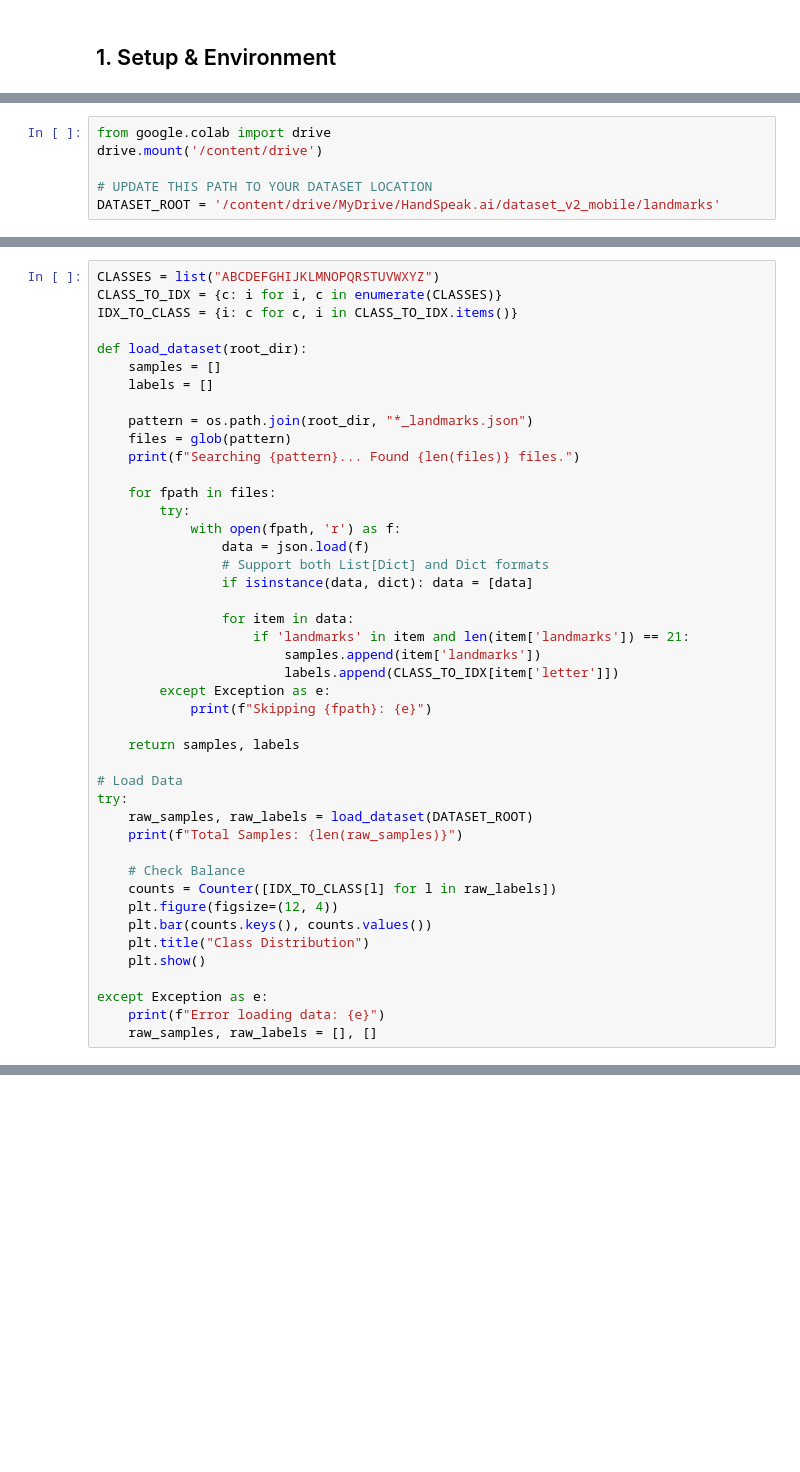
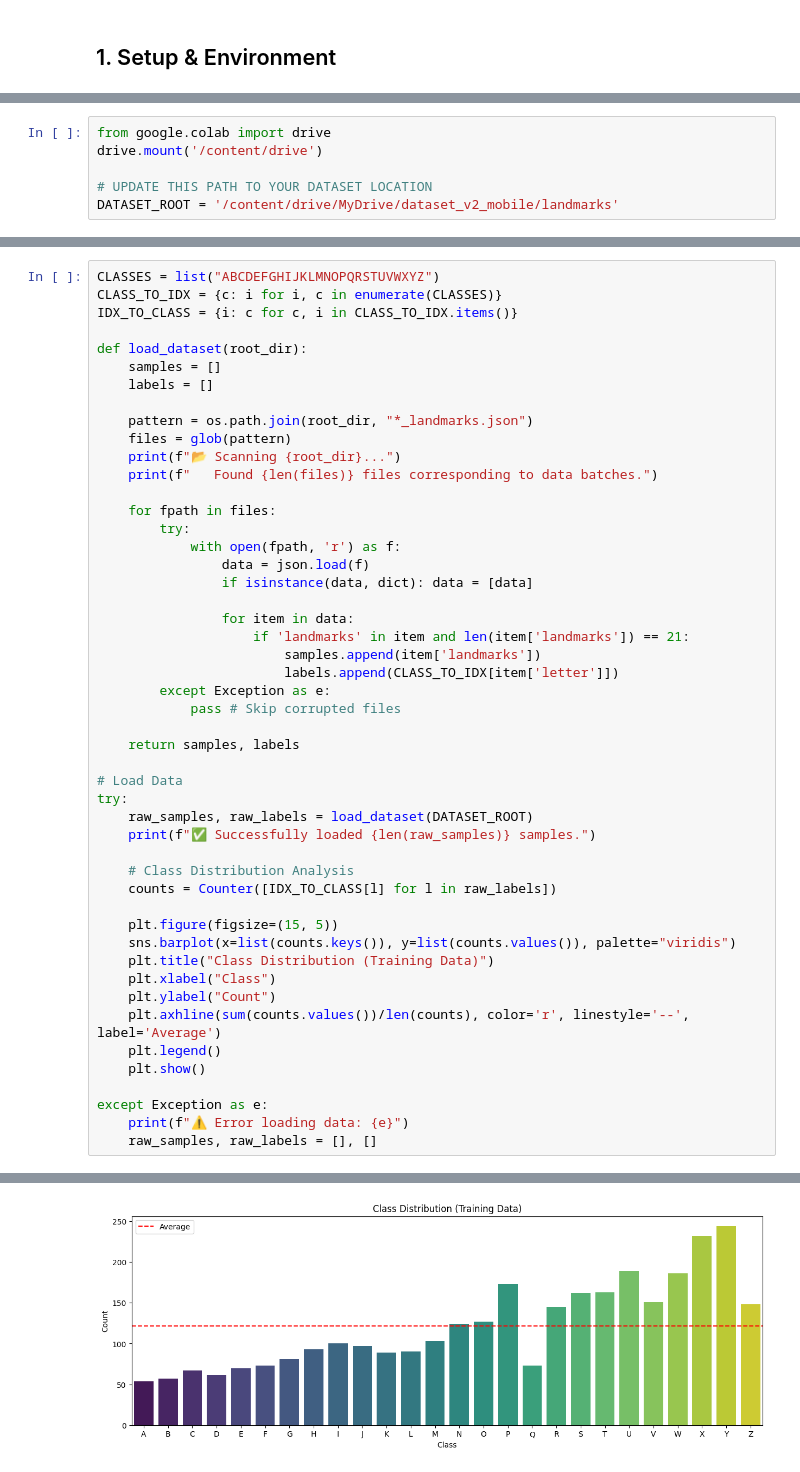
Before and after one commit to krish-rRay23/HandSpeak.ai, a Jupyter notebook: training/train_colab.ipynb, the cells around one changed output, grey strips where cells are left out. Drawn from its saved outputs; the diff is of its cells as text; blank space fills up the shorter version.

Commit message:
Feat: Upgrade training pipeline and update documentation

```diff
--- a/training/train_colab.ipynb
+++ b/training/train_colab.ipynb
@@ -56,4 +75,4 @@ from google.colab import drive
 drive.mount('/content/drive')
 
 # UPDATE THIS PATH TO YOUR DATASET LOCATION
-DATASET_ROOT = '/content/drive/MyDrive/HandSpeak.ai/dataset_v2_mobile/landmarks'
+DATASET_ROOT = '/content/drive/MyDrive/dataset_v2_mobile/landmarks'
@@ -159,13 +180,13 @@ def load_dataset(root_dir):
 
     pattern = os.path.join(root_dir, "*_landmarks.json")
     files = glob(pattern)
-    print(f"Searching {pattern}... Found {len(files)} files.")
+    print(f"📂 Scanning {root_dir}...")
+    print(f"   Found {len(files)} files corresponding to data batches.")
 
     for fpath in files:
         try:
             with open(fpath, 'r') as f:
                 data = json.load(f)
-                # Support both List[Dict] and Dict formats
                 if isinstance(data, dict): data = [data]
 
                 for item in data:
@@ -173,22 +194,28 @@ def load_dataset(root_dir):
                         samples.append(item['landmarks'])
                         labels.append(CLASS_TO_IDX[item['letter']])
         except Exception as e:
-            print(f"Skipping {fpath}: {e}")
+            pass # Skip corrupted files
 
     return samples, labels
 
 # Load Data
 try:
     raw_samples, raw_labels = load_dataset(DATASET_ROOT)
-    print(f"Total Samples: {len(raw_samples)}")
+    print(f"✅ Successfully loaded {len(raw_samples)} samples.")
 
-    # Check Balance
+    # Class Distribution Analysis
     counts = Counter([IDX_TO_CLASS[l] for l in raw_labels])
-    plt.figure(figsize=(12, 4))
-    plt.bar(counts.keys(), counts.values())
-    plt.title("Class Distribution")
+
+    plt.figure(figsize=(15, 5))
+    sns.barplot(x=list(counts.keys()), y=list(counts.values()), palette="viridis")
+    plt.title("Class Distribution (Training Data)")
+    plt.xlabel("Class")
+    plt.ylabel("Count")
+    plt.axhline(sum(counts.values())/len(counts), color='r', linestyle='--', label='Average')
+    plt.legend()
     plt.show()
 
 except Exception as e:
-    print(f"Error loading data: {e}")
+    print(f"⚠️ Error loading data: {e}")
     raw_samples, raw_labels = [], []
+# %% [output]
@@ -194,0 +228 @@ except Exception as e:
+[figure, added]
```
Also changed, not shown: parts of 20 cells of this notebook, 1 other file.
